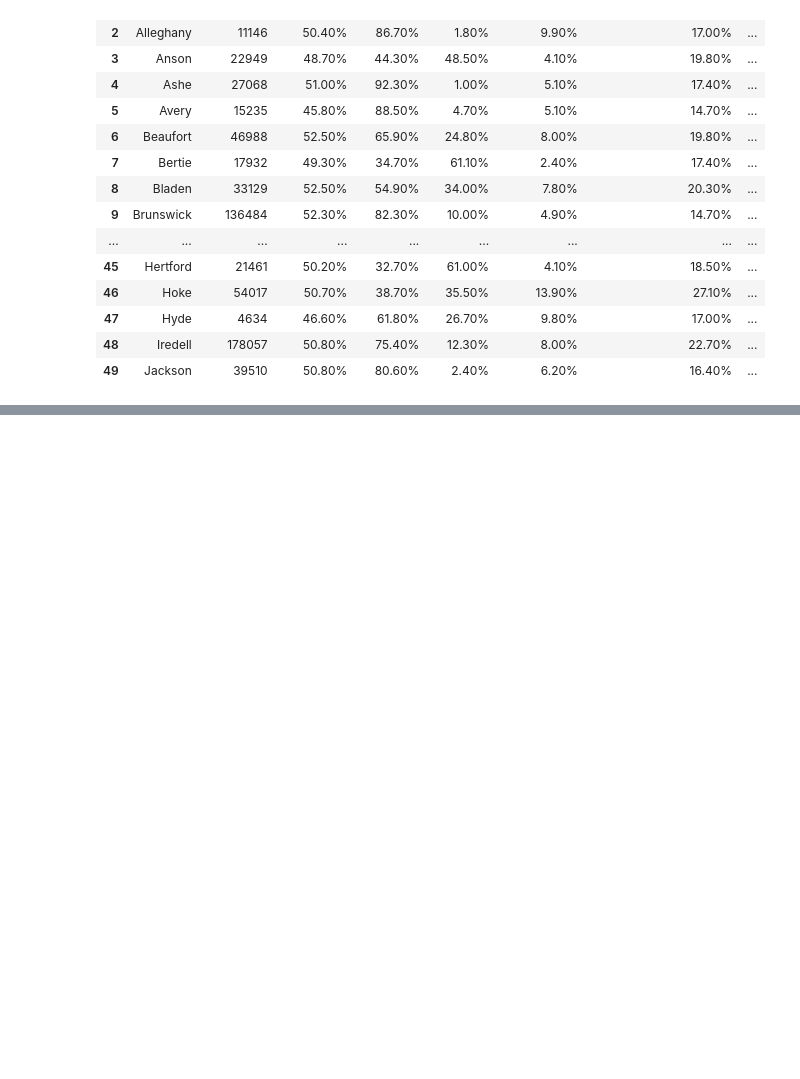
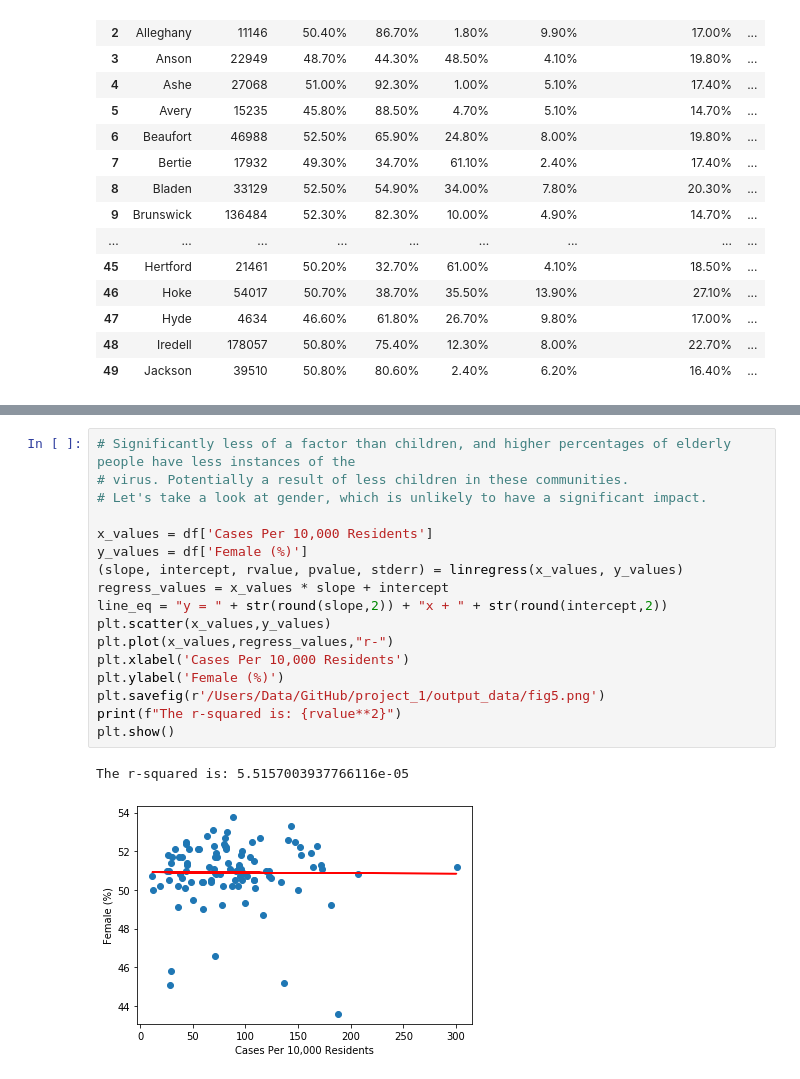
Before and after one commit to colbyhoke/project_1, a Jupyter notebook: covidapi_demo.ipynb, the cells around one changed output, grey strips where cells are left out. Drawn from its saved outputs; the diff is of its cells as text; blank space fills up the shorter version.

```diff
--- a/covidapi_demo.ipynb
+++ b/covidapi_demo.ipynb
@@ -517,0 +584,20 @@ The r-squared is: 0.025388019699167846
+# %%
+# Significantly less of a factor than children, and higher percentages of elderly people have less instances of the
+# virus. Potentially a result of less children in these communities.
+# Let's take a look at gender, which is unlikely to have a significant impact.
+
+x_values = df['Cases Per 10,000 Residents']
+y_values = df['Female (%)']
+(slope, intercept, rvalue, pvalue, stderr) = linregress(x_values, y_values)
+regress_values = x_values * slope + intercept
+line_eq = "y = " + str(round(slope,2)) + "x + " + str(round(intercept,2))
+plt.scatter(x_values,y_values)
+plt.plot(x_values,regress_values,"r-")
+plt.xlabel('Cases Per 10,000 Residents')
+plt.ylabel('Female (%)')
+plt.savefig(r'/Users/Data/GitHub/project_1/output_data/fig5.png')
+print(f"The r-squared is: {rvalue**2}")
+plt.show()
+# %% [output]
+The r-squared is: 5.5157003937766116e-05
+[figure, added]
```
Also changed, not shown: parts of 26 cells of this notebook, 10 other files.
